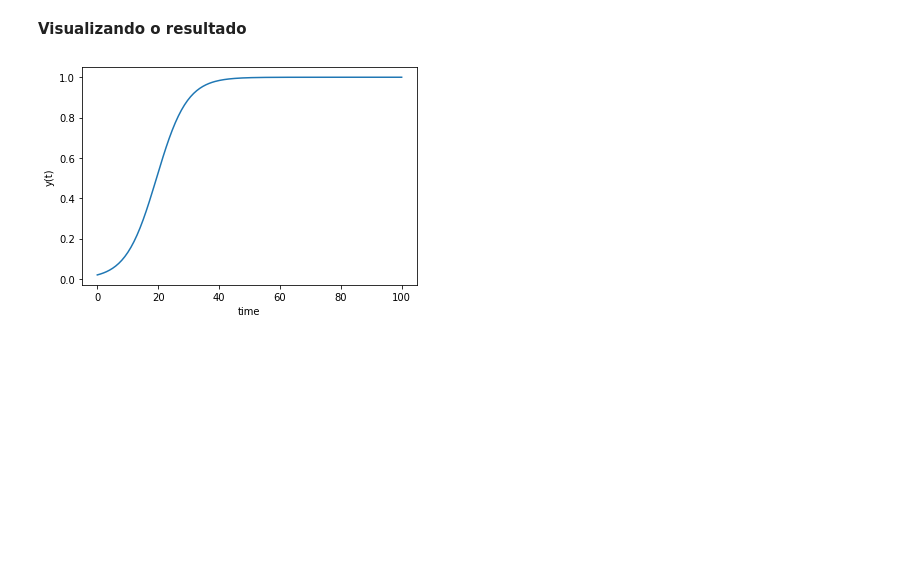
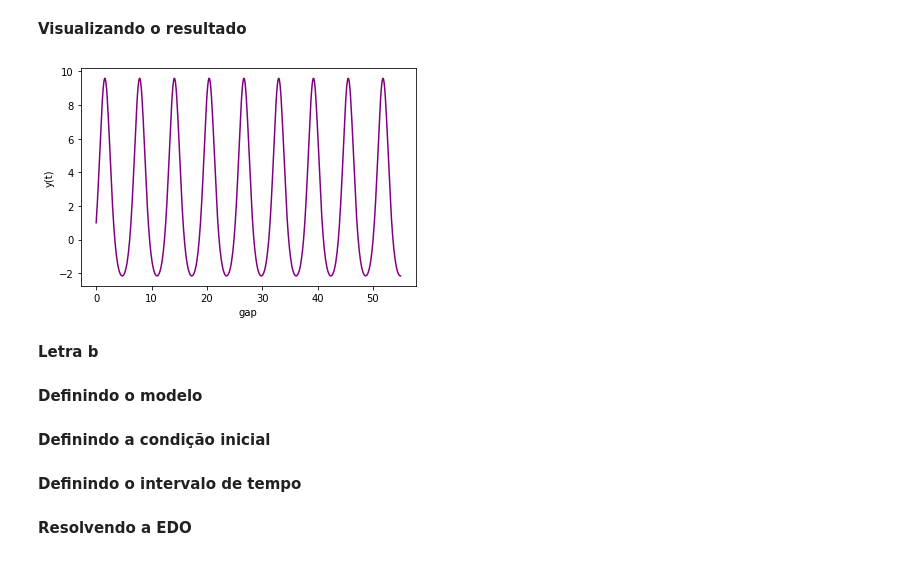
Before and after one commit to cxmedeiros/M-todos-Num-ricos, a Jupyter notebook: Camila_questão_6_LIsta_1.ipynb, the cells around one changed output. Drawn from its saved outputs; the diff is of its cells as text; code cells hidden in the pictures; blank space fills up the shorter version.

```diff
--- a/Camila_questão_6_LIsta_1.ipynb
+++ b/Camila_questão_6_LIsta_1.ipynb
@@ -11,8 +13,8 @@ import matplotlib.pyplot as plt
 # %% [markdown]
 **Definindo o modelo**
 # %%
-def model(y,t, a):
-    dydt = a * y * (1-y)
-    return dydt
+def function_i (y, t):
+  dydt = (y + 4) * np.cos(t)
+  return dydt
 # %% [markdown]
 **Definindo a condição inicial**
@@ -22,17 +21,23 @@ a = 0.2
+# %%
+y0 = 1
 # %% [markdown]
 **Definindo o intervalo de tempo**
 # %%
-t = np.linspace(0, 100, 200)
+gap = np.linspace(0, 55.0, 500)
 # %% [markdown]
 **Resolvendo a EDO**
 # %%
-y = odeint(model, y0, t, args=(a,))
+y = odeint(function_i, y0, gap)
 # %% [markdown]
 **Visualizando o resultado**
 # %%
-plt.plot(t, y)
-plt.xlabel('time')
-plt.ylabel('y(t)')
+plt.plot(gap, y, color = "purple")
+plt.xlabel("gap")
+plt.ylabel("y(t)")
 plt.show()
 # %% [output]
-[figure, old version]
+[figure, new version]
+# %% [markdown]
+**Letra b**
+# %% [markdown]
+**Definindo o modelo**
@@ -38,0 +48,2 @@ plt.show()
+# %% [markdown]
+**Definindo a condição inicial**
@@ -38,0 +52,2 @@ plt.show()
+# %% [markdown]
+**Definindo o intervalo de tempo**
@@ -38,0 +56,2 @@ plt.show()
+# %% [markdown]
+**Resolvendo a EDO**
```
Also changed, not shown: parts of 8 cells of this notebook.
